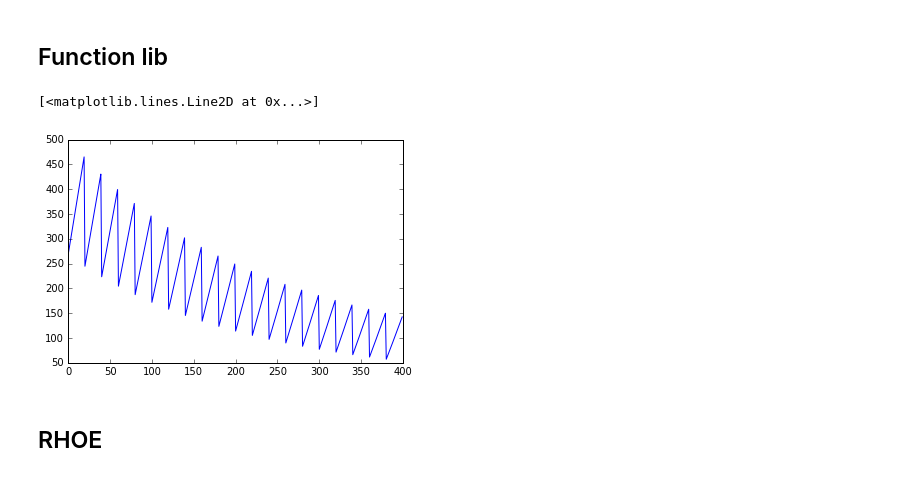
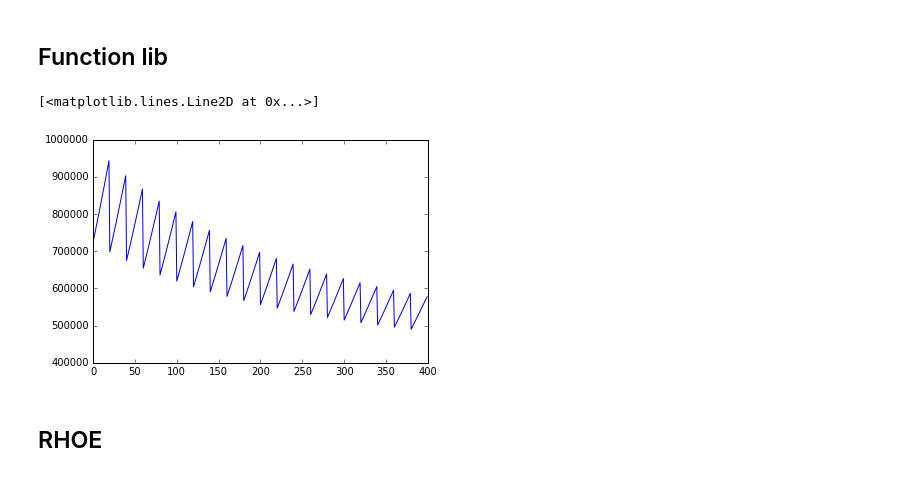
Before and after one commit to MatejKosec/LUTStandAlone, a Jupyter notebook: Verification.ipynb, the cells around one changed output. Drawn from its saved outputs; the diff is of its cells as text; code cells hidden in the pictures.

```diff
--- a/Verification.ipynb
+++ b/Verification.ipynb
@@ -215,10 +215,10 @@ def plot_mesh(x,y):
         plt.plot(x[i*mesh_P_dim:(i+1)*mesh_P_dim], y[i*mesh_P_dim:(i+1)*mesh_P_dim], 'c-', alpha=0.3);
 # %%
 %matplotlib inline
-plt.plot(mesh_Temperature)
+plt.plot(mesh_StaticEnergy)
 # %% [output]
 [<matplotlib.lines.Line2D at 0x...>]
-[figure, old version]
+[figure, new version]
 # %% [markdown]
 ## RHOE
 # %%
```
Also changed, not shown: parts of 1 cell of this notebook, 2 other files.
